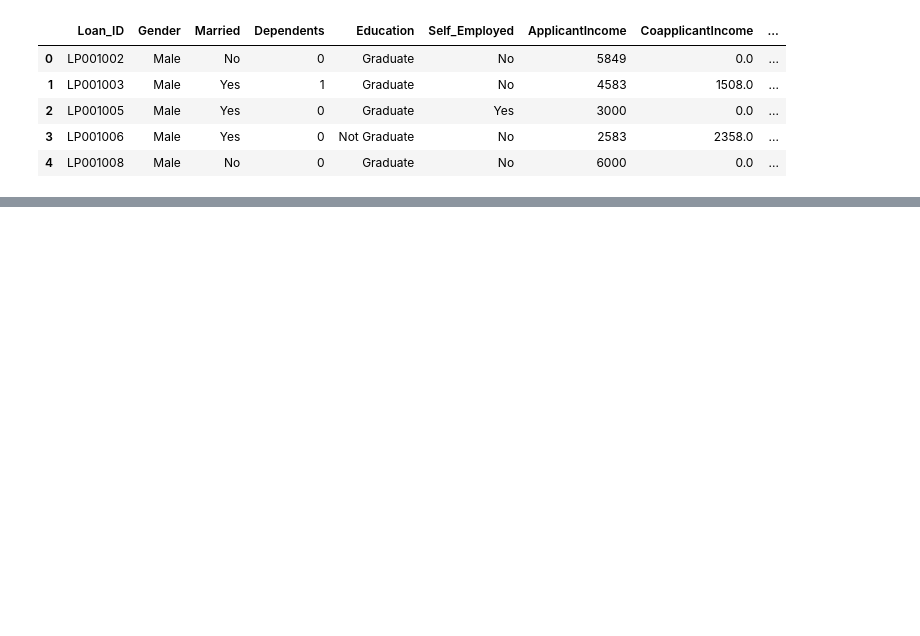
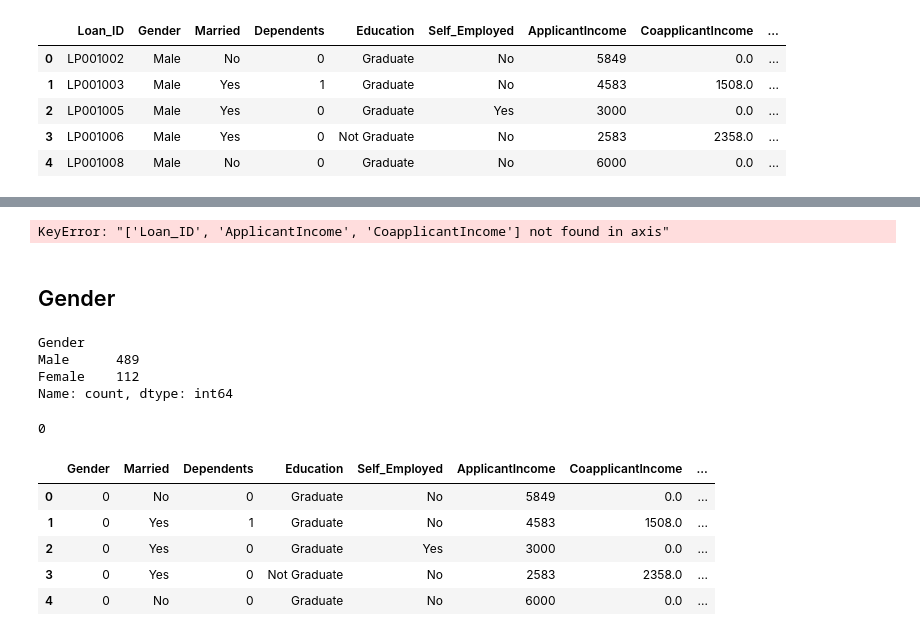
Before and after one commit to andrew-voortman/ML_Loan_Prediction_Model, a Jupyter notebook: data_preprocessing.ipynb, the cells around one changed output, grey strips where cells are left out. Drawn from its saved outputs; the diff is of its cells as text; code cells hidden in the pictures; blank space fills up the shorter version.

```diff
--- a/data_preprocessing.ipynb
+++ b/data_preprocessing.ipynb
@@ -169,0 +169,4 @@ preprocessing_df = train_data.copy()
+# %%
+preprocessing_df = train_data.copy()
+preprocessing_df['Total_Income'] = preprocessing_df['ApplicantIncome'] + preprocessing_df['CoapplicantIncome']
+preprocessing_df.head()
@@ -169,0 +187,7 @@ preprocessing_df = train_data.copy()
+# %%
+columns_to_drop = ['Loan_ID', 'ApplicantIncome', 'CoapplicantIncome']
+preprocessing_df.drop(columns=columns_to_drop, inplace=True)
+preprocessing_df = preprocessing_df[['Gender', 'Married', 'Dependents', 'Education', 'Self_Employed', 'Total_Income', 'LoanAmount', 'Loan_Amount_Term', 'Credit_History', 'Property_Area', 'Loan_Status']]
+preprocessing_df.head()
+# %% [output]
+KeyError: "['Loan_ID', 'ApplicantIncome', 'CoapplicantIncome'] not found in axis"
@@ -169,0 +198,36 @@ preprocessing_df = train_data.copy()
+# %% [markdown]
+## Gender
+# %%
+preprocessing_df['Gender'].value_counts()
+# %% [output]
+Gender
+Male      489
+Female    112
+Name: count, dtype: int64
+# %%
+gender_drop = preprocessing_df[preprocessing_df['Gender'].isnull()]
+preprocessing_df.drop(index=gender_drop.index, inplace=True)
+preprocessing_df.reset_index(drop=True, inplace=True)
+preprocessing_df['Gender'].isnull().sum()
+# %% [output]
+0
+# %%
+# Encoding Gender Column numerically by setting Female = 1 and Male = 0
+def encode_gender(gender):
+    if gender == "Female":
+        return 1
+    else:
+        return 0
+
+# Call the encode_gender function on the gender column
+preprocessing_df["Gender"] = preprocessing_df["Gender"].apply(encode_gender)
+
+# Review the DataFrame
+preprocessing_df.head()
+# %% [output]
+|  | Gender | Married | Dependents | Education | Self_Employed | ApplicantIncome | CoapplicantIncome | ... |
+| 0 | 0 | No | 0 | Graduate | No | 5849 | 0.0 | ... |
+| 1 | 0 | Yes | 1 | Graduate | No | 4583 | 1508.0 | ... |
+| 2 | 0 | Yes | 0 | Graduate | Yes | 3000 | 0.0 | ... |
+| 3 | 0 | Yes | 0 | Not Graduate | No | 2583 | 2358.0 | ... |
+| 4 | 0 | No | 0 | Graduate | No | 6000 | 0.0 | ... |
```
Also changed, not shown: parts of 12 cells of this notebook.
